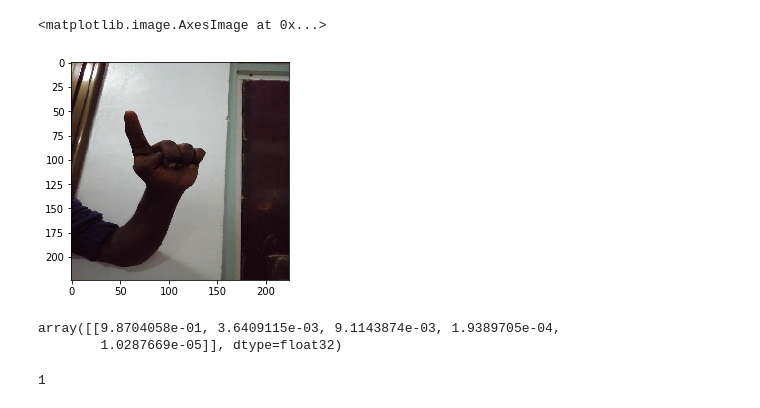
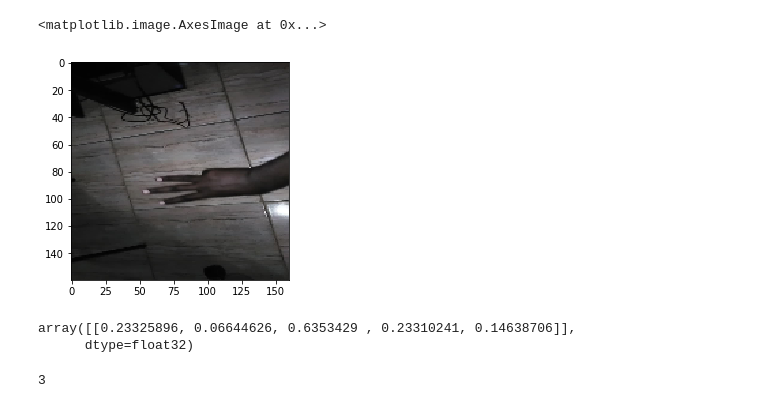
Before and after one commit to galalen/simple-hand-calc, a Jupyter notebook: handnumber_detection.ipynb, the cells around one changed output. Drawn from its saved outputs; the diff is of its cells as text; code cells hidden in the pictures.

Commit message:
train new model

```diff
--- a/handnumber_detection.ipynb
+++ b/handnumber_detection.ipynb
@@ -126,15 +256,17 @@ SyntaxError: invalid syntax (<ipython-input-24-76bcbb12266a>, line 1)
 # %%
-img = image.load_img('datasets/data/test/1/thumb0009.jpg', target_size=(224, 224))
+img = keras.preprocessing.image.load_img('test/3/three0010.jpg', target_size=(160,160))
 plt.imshow(img)
 # %% [output]
 <matplotlib.image.AxesImage at 0x...>
-[figure, old version]
+[figure, new version]
 # %%
-pred = model.predict(img); pred
+img = preprocess(img)
+pred = model.predict(img)
+pred
 # %% [output]
-array([[9.8704058e-01, 3.6409115e-03, 9.1143874e-03, 1.9389705e-04,
-        1.0287669e-05]], dtype=float32)
+array([[0.23325896, 0.06644626, 0.6353429 , 0.23310241, 0.14638706]],
+      dtype=float32)
 # %%
-classes[np.argmax(pred)]
+classes[int(np.argmax(pred))]
 # %% [output]
-1
+3
```
Also changed, not shown: parts of 36 cells of this notebook, 11 other files.
